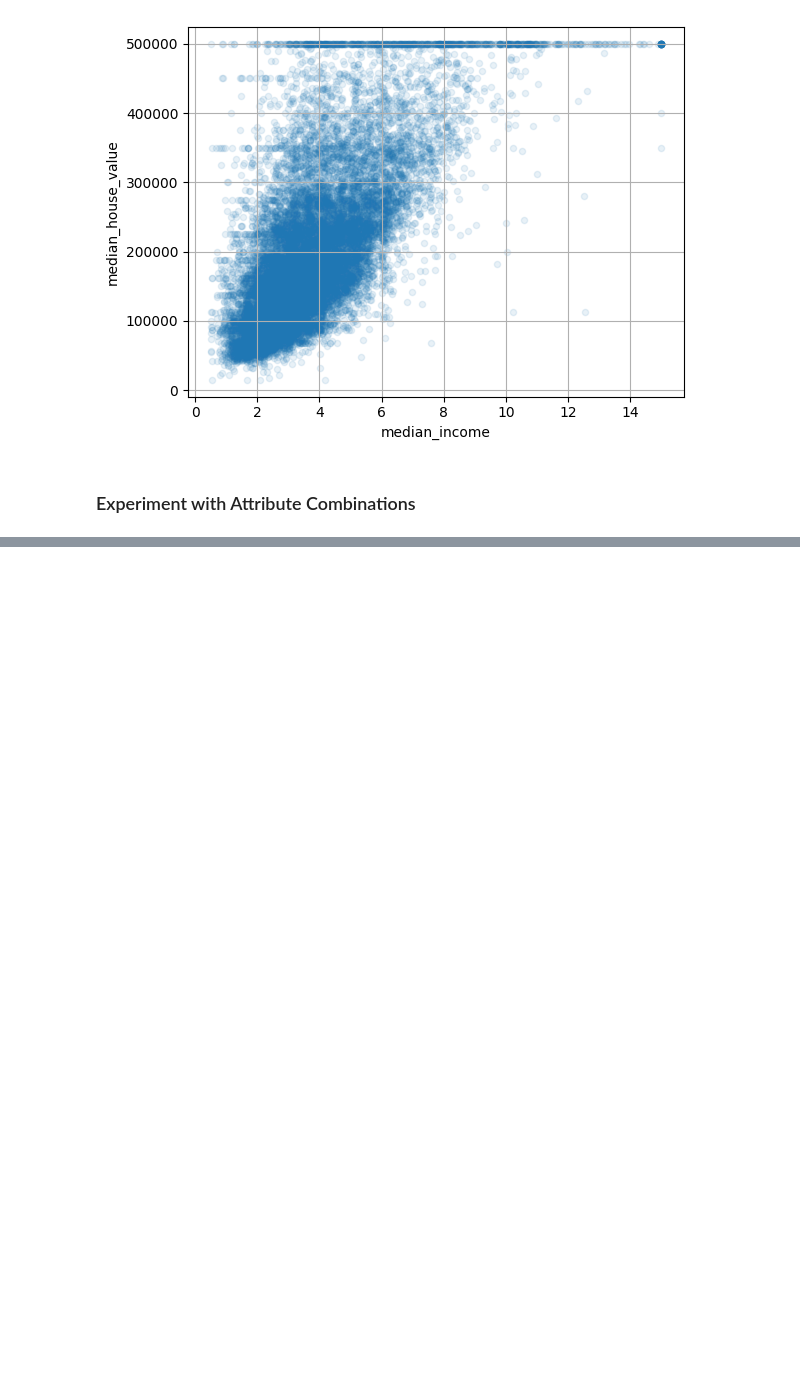
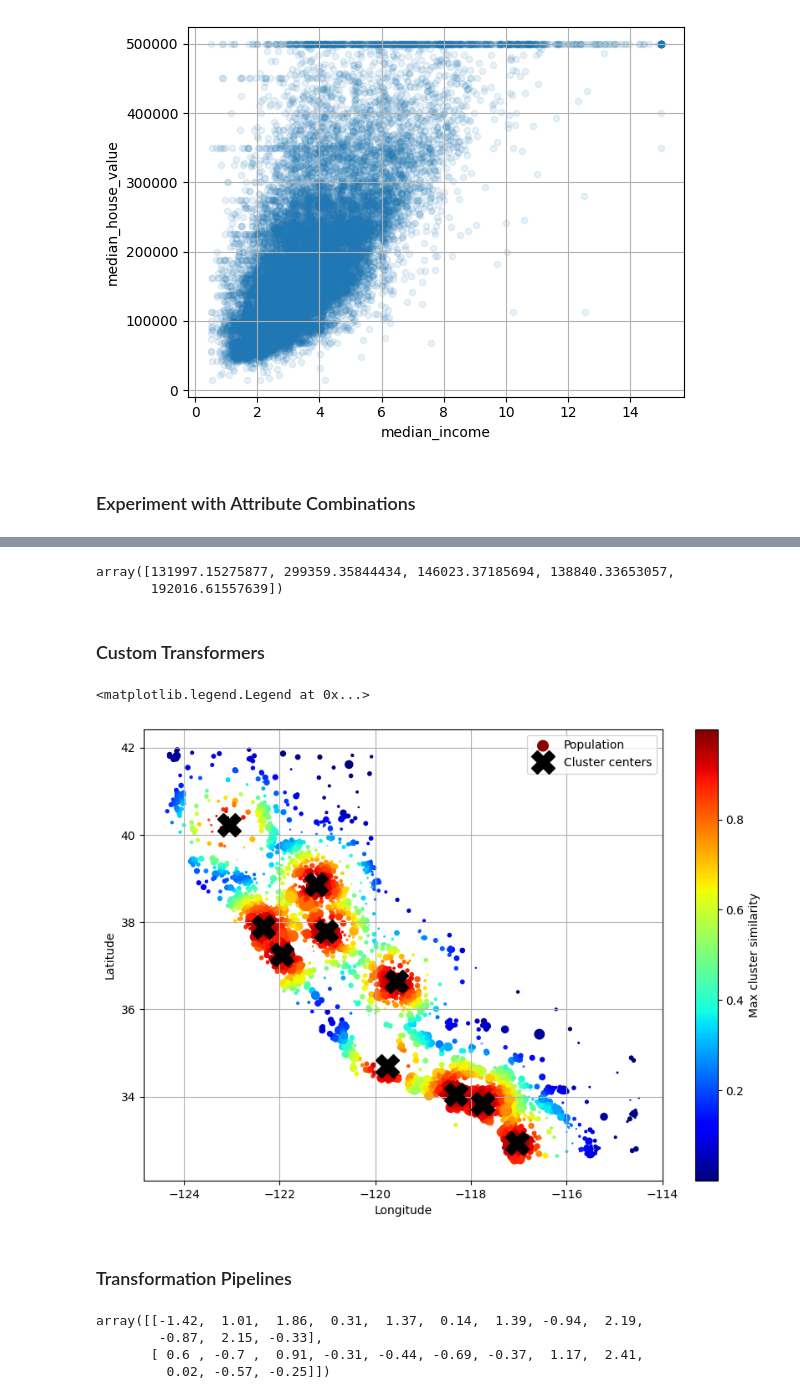
Before and after one commit to william-barros-costa/hands_on_machine_learning, a Jupyter notebook: 1_fundamentals_of_machine_learning/chapter2.ipynb, the cells around one changed output, grey strips where cells are left out. Saved outputs shown, nothing was run; the diff lists cells and outputs as text; code cells hidden in the pictures; blank space fills up the shorter version.

```diff
--- a/1_fundamentals_of_machine_learning/chapter2.ipynb
+++ b/1_fundamentals_of_machine_learning/chapter2.ipynb
@@ -317,0 +361,3 @@ Name: median_house_value, dtype: float64
+# %%
+X = imputer.transform(housing_num)
+housing_tr = pd.DataFrame(X, columns=housing_num.columns, index=housing_num.index)
@@ -317,0 +486,14 @@ Name: median_house_value, dtype: float64
+# %%
+# This code does the same as previous cell
+from sklearn.compose import TransformedTargetRegressor
+
+model = TransformedTargetRegressor(LinearRegression(),
+                                   transformer=StandardScaler())
+
+model.fit(housing[['median_income']], housing_labels)
+model.predict(some_new_data)
+# %% [output]
+array([131997.15275877, 299359.35844434, 146023.37185694, 138840.33653057,
+       192016.61557639])
+# %% [markdown]
+### Custom Transformers
@@ -317,0 +530,44 @@ Name: median_house_value, dtype: float64
+# %%
+from sklearn.cluster import KMeans
+
+class ClusterSimilarity(BaseEstimator, TransformerMixin):
+    def __init__(self, n_clusters=10, gamma=0.1, random_state=None) -> None:
+        self.n_clusters = n_clusters
+        self.gamma = gamma
+        self.random_state = random_state
+
+    def fit(self, X, y=None, sample_weight=None):
+        self.kmeans_ = KMeans(self.n_clusters, random_state=self.random_state)
+        self.kmeans_.fit(X, sample_weight=sample_weight)
+        return self
+
+    def transform(self, X):
+        return rbf_kernel(X, self.kmeans_.cluster_centers_, gamma=self.gamma)
+
+    def get_feature_names_out(self, names=None):
+        return [f'Cluster {i} similarity' for i in range(self.n_clusters)]
+# %%
+cluster_similarity = ClusterSimilarity(gamma=1, random_state=42)
+similarities = cluster_similarity.fit_transform(housing[['latitude', 'longitude']], sample_weight=housing_labels)
+# %%
+housing_renamed = housing.rename(columns={
+    "latitude": "Latitude", "longitude": "Longitude",
+    "population": "Population",
+    "median_house_value": "Median house value (ᴜsᴅ)"})
+housing_renamed["Max cluster similarity"] = similarities.max(axis=1)
+
+housing_renamed.plot(kind="scatter", x="Longitude", y="Latitude", grid=True,
+                     s=housing_renamed["Population"] / 100, label="Population",
+                     c="Max cluster similarity",
+                     cmap="jet", colorbar=True,
+                     legend=True, sharex=False, figsize=(10, 7))
+plt.plot(cluster_similarity.kmeans_.cluster_centers_[:, 1],
+         cluster_similarity.kmeans_.cluster_centers_[:, 0],
+         linestyle="", color="black", marker="X", markersize=20,
+         label="Cluster centers")
+plt.legend(loc="upper right")
+# %% [output]
+<matplotlib.legend.Legend at 0x...>
+[figure, added]
+# %% [markdown]
+### Transformation Pipelines
@@ -317,0 +580,8 @@ Name: median_house_value, dtype: float64
+# %%
+housing_num_prepared = num_pipeline.fit_transform(housing_num)
+housing_num_prepared[:2].round(2)
+# %% [output]
+array([[-1.42,  1.01,  1.86,  0.31,  1.37,  0.14,  1.39, -0.94,  2.19,
+        -0.87,  2.15, -0.33],
+       [ 0.6 , -0.7 ,  0.91, -0.31, -0.44, -0.69, -0.37,  1.17,  2.41,
+         0.02, -0.57, -0.25]])
```
Also changed, not shown: parts of 27 cells of this notebook.
